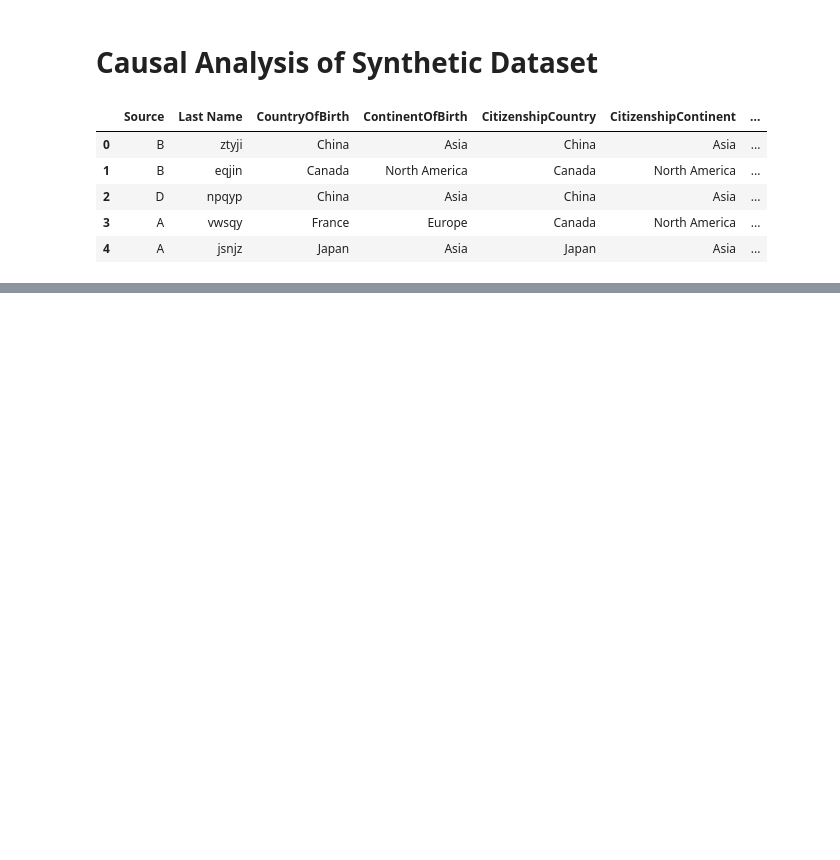
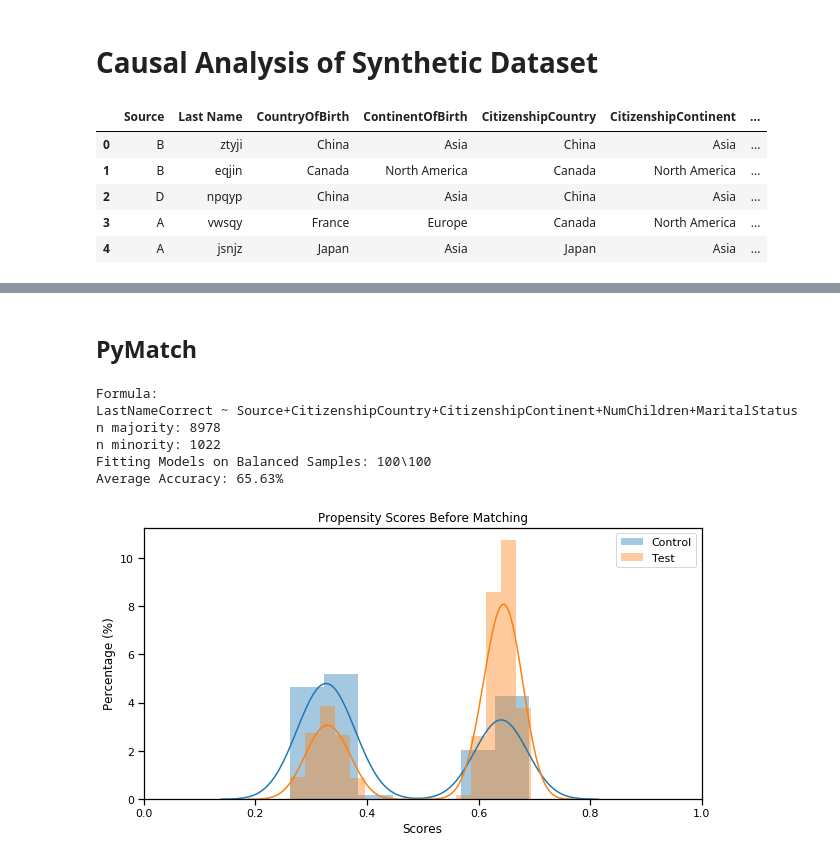
Before and after one commit to gauchm/causal-data-cleaning, a Jupyter notebook: causal-analysis-synthetic.ipynb, the cells around one changed output, grey strips where cells are left out. Cells and saved outputs as stored; diff of their text form; code cells hidden in the pictures; blank space fills up the shorter version.

```diff
--- a/causal-analysis-synthetic.ipynb
+++ b/causal-analysis-synthetic.ipynb
@@ -138,0 +151,15 @@ New effect:(0.009460534184167032,)
+# %% [markdown]
+## PyMatch
+# %%
+m = Matcher(dataset[dataset[TREATMENT_COL]], dataset[~dataset[TREATMENT_COL]], yvar=OUTCOME, exclude=ignore_vars)
+m.fit_scores(balance=True, nmodels=100)
+m.predict_scores()
+m.plot_scores()
+# %% [output]
+Formula:
+LastNameCorrect ~ Source+CitizenshipCountry+CitizenshipContinent+NumChildren+MaritalStatus
+n majority: 8978
+n minority: 1022
+Fitting Models on Balanced Samples: 100\100
+Average Accuracy: 65.63%
+[figure, added]
```
Also changed, not shown: parts of 15 cells of this notebook, 1 other file.
